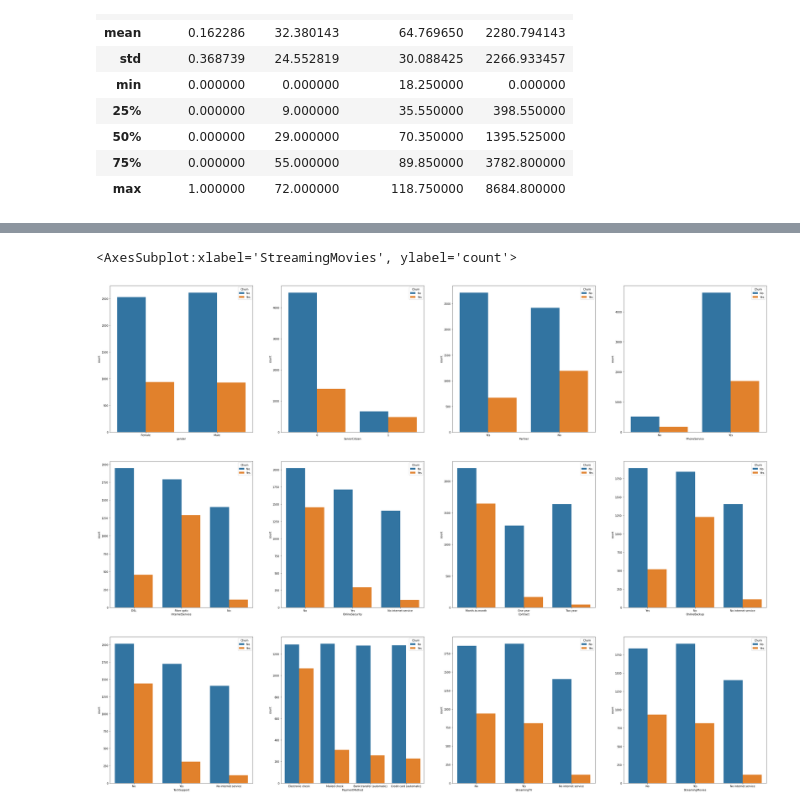
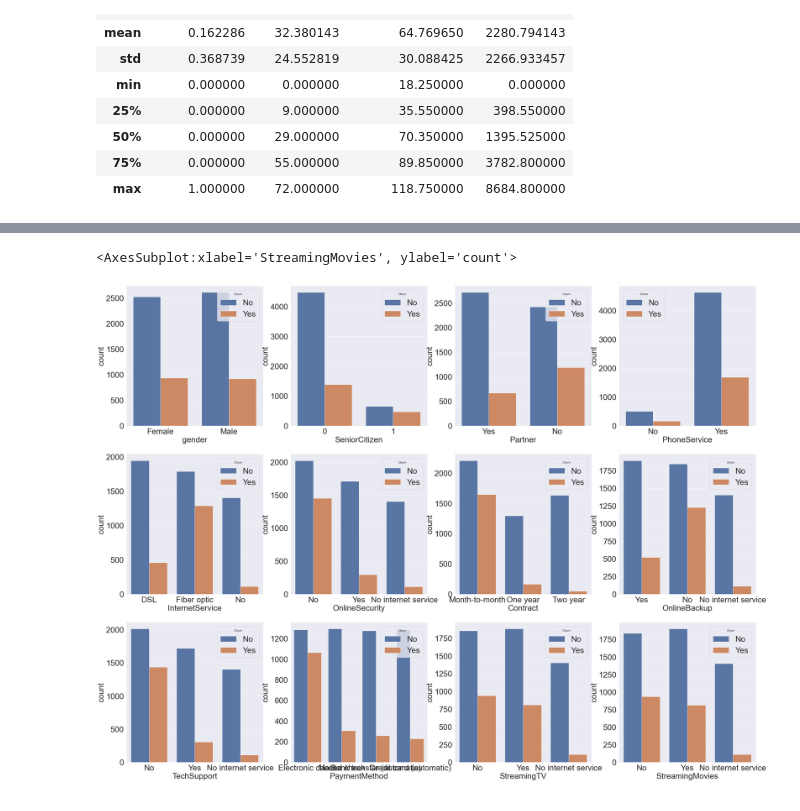
Before and after one commit to EnginKosure/CustomerChurnPredictionModel, a Jupyter notebook: data_prep_test1.ipynb, the cells around one changed output, grey strips where cells are left out. Cells and saved outputs as stored; diff of their text form; code cells hidden in the pictures.

```diff
--- a/data_prep_test1.ipynb
+++ b/data_prep_test1.ipynb
@@ -164,20 +187,25 @@ df['Churn'].hist()
+# %%
+rc={'font.size': 32, 'axes.labelsize': 32, 'legend.fontsize': 32.0,
+    'axes.titlesize': 32, 'xtick.labelsize': 32, 'ytick.labelsize': 32, 'legend.fontsize': 32,}
+# %%
+sns.set(rc=rc)
 # %%
 fig, axes = plt.subplots(nrows = 3,ncols = 4,figsize = (45,35))
-sns.countplot(x="gender", hue="Churn", data=df, ax=axes[0][0] , fontsize=30)
+sns.countplot(x="gender", hue="Churn", data=df, ax=axes[0][0] )
 sns.countplot(x="SeniorCitizen", hue="Churn", data=df,ax=axes[0][1] )
 sns.countplot(x="Partner", hue="Churn", data=df,ax=axes[0][2] )
 sns.countplot(x="PhoneService", hue="Churn", data=df,ax=axes[0][3] )
 
 sns.countplot(x="InternetService", hue="Churn", data=df, ax=axes[1][0] )
 sns.countplot(x="OnlineSecurity", hue="Churn", data=df,ax=axes[1][1] )
 sns.countplot(x="Contract", hue="Churn", data=df,ax=axes[1][2] )
 sns.countplot(x="OnlineBackup", hue="Churn", data=df,ax=axes[1][3] )
 
 
 sns.countplot(x="TechSupport", hue="Churn", data=df, ax=axes[2][0] )
 sns.countplot(x="PaymentMethod", hue="Churn", data=df,ax=axes[2][1] )
 sns.countplot(x="StreamingTV", hue="Churn", data=df,ax=axes[2][2] )
 sns.countplot(x="StreamingMovies", hue="Churn", data=df,ax=axes[2][3] )
 # %% [output]
 <AxesSubplot:xlabel='StreamingMovies', ylabel='count'>
-[figure, old version]
+[figure, new version]
```
Also changed, not shown: parts of 59 cells of this notebook, 1 other file.
